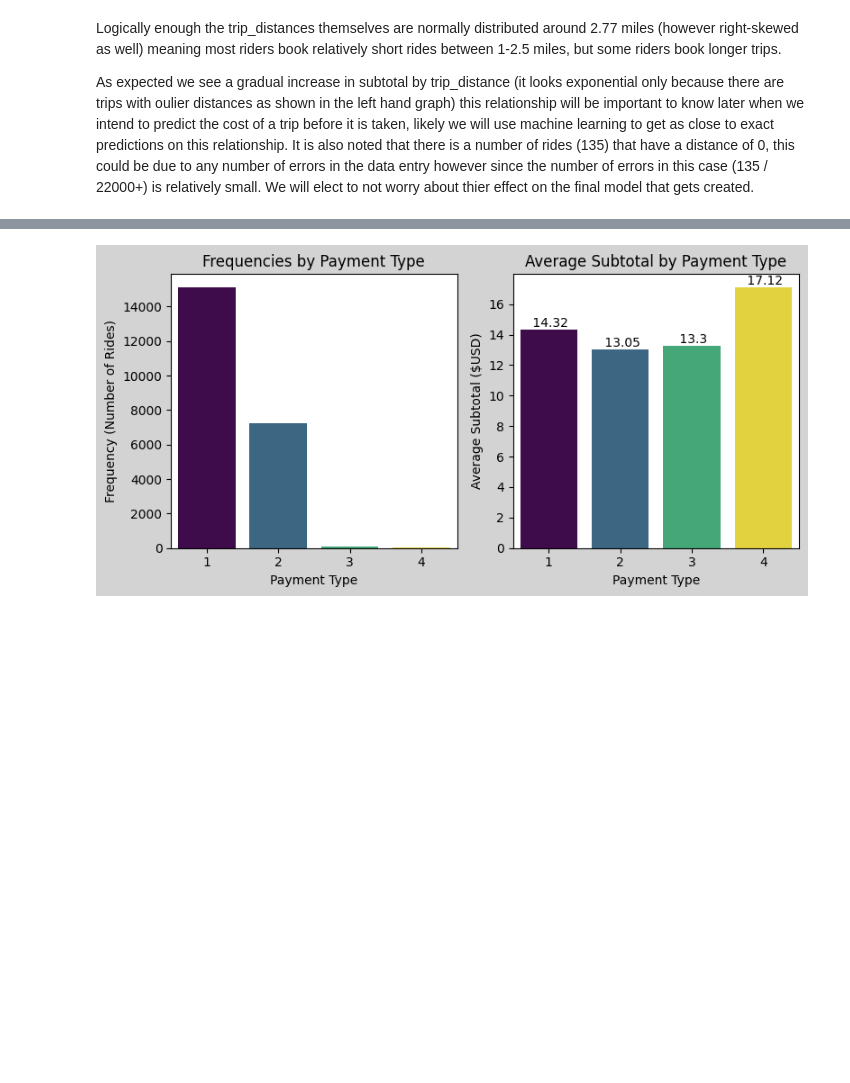
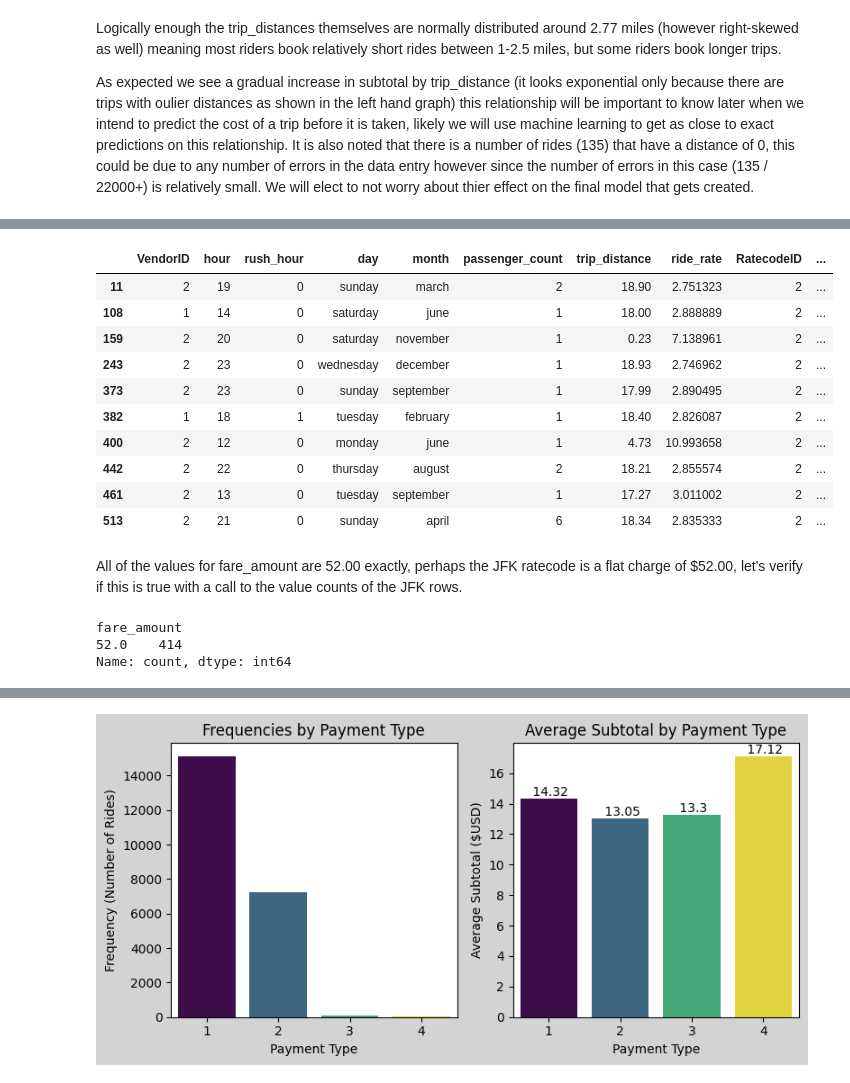
Before and after one commit to DonFetti/TaxiCab_Project, a Jupyter notebook: taxi_exploratory.ipynb, the cells around one changed output, grey strips where cells are left out. Drawn from its saved outputs; the diff is of its cells as text; code cells hidden in the pictures; blank space fills up the shorter version.

```diff
--- a/taxi_exploratory.ipynb
+++ b/taxi_exploratory.ipynb
@@ -323,0 +327,22 @@ print(df["DOLocationID"].nunique())
+# %%
+df[df["RatecodeID"] == 2].head(10)
+# %% [output]
+|  | VendorID | hour | rush_hour | day | month | passenger_count | trip_distance | ride_rate | RatecodeID | ... |
+| 11 | 2 | 19 | 0 | sunday | march | 2 | 18.90 | 2.751323 | 2 | ... |
+| 108 | 1 | 14 | 0 | saturday | june | 1 | 18.00 | 2.888889 | 2 | ... |
+| 159 | 2 | 20 | 0 | saturday | november | 1 | 0.23 | 7.138961 | 2 | ... |
+| 243 | 2 | 23 | 0 | wednesday | december | 1 | 18.93 | 2.746962 | 2 | ... |
+| 373 | 2 | 23 | 0 | sunday | september | 1 | 17.99 | 2.890495 | 2 | ... |
+| 382 | 1 | 18 | 1 | tuesday | february | 1 | 18.40 | 2.826087 | 2 | ... |
+| 400 | 2 | 12 | 0 | monday | june | 1 | 4.73 | 10.993658 | 2 | ... |
+| 442 | 2 | 22 | 0 | thursday | august | 2 | 18.21 | 2.855574 | 2 | ... |
+| 461 | 2 | 13 | 0 | tuesday | september | 1 | 17.27 | 3.011002 | 2 | ... |
+| 513 | 2 | 21 | 0 | sunday | april | 6 | 18.34 | 2.835333 | 2 | ... |
+# %% [markdown]
+All of the values for fare_amount are 52.00 exactly, perhaps the JFK ratecode is a flat charge of $52.00, let's verify if this is true with a call to the value counts of the JFK rows.
+# %%
+df[df["RatecodeID"] == 2]["fare_amount"].value_counts()
+# %% [output]
+fare_amount
+52.0    414
+Name: count, dtype: int64
```
Also changed, not shown: parts of 28 cells of this notebook, 1 other file.
